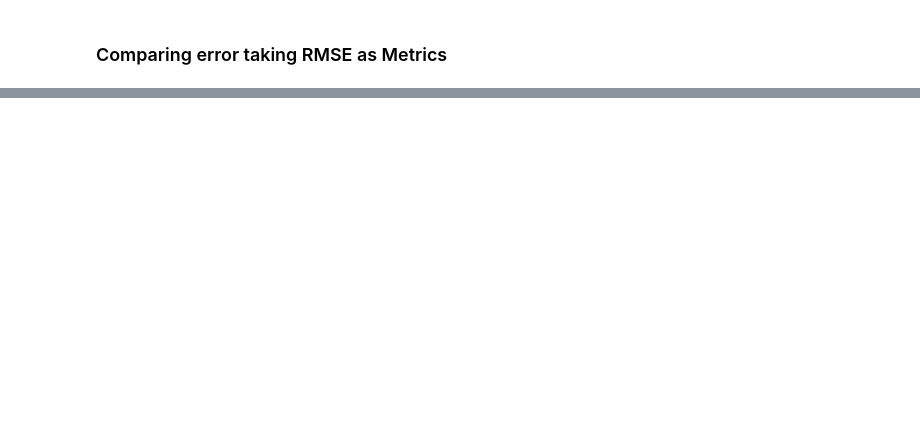
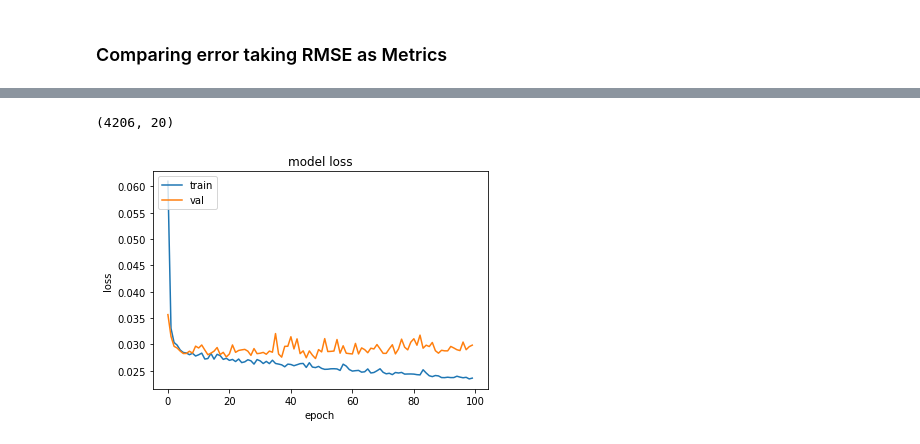
Before and after one commit to DIPANJAN001/Dipanjanpatra, a Jupyter notebook: TermPaper.ipynb, the cells around one changed output, grey strips where cells are left out. Cells and saved outputs as stored; diff of their text form; code cells hidden in the pictures; blank space fills up the shorter version.

```diff
--- a/TermPaper.ipynb
+++ b/TermPaper.ipynb
@@ -367,0 +610,2 @@ RMSE WITH MLP+PCA 0.08150950846429915
+# %%
+n_inputs = X_train.shape[1]
@@ -367,0 +705,9 @@ RMSE WITH MLP+PCA 0.08150950846429915
+# %%
+# output layer
+output = Dense(n_inputs, activation='linear')(decoder)
+# define autoencoder model
+model = Model(inputs=input_data_shape, outputs=output)
+# compile autoencoder model
+model.compile(optimizer='adam', loss='mse')
+# %%
+model.fit(X_train, X_train, epochs=50, batch_size=16, verbose=2, validation_data=(X_test,X_test))
@@ -367,0 +722,23 @@ RMSE WITH MLP+PCA 0.08150950846429915
+# %%
+encoder = load_model('encoder.h5')
+
+# encode the train data
+X_train_encode = encoder.predict(X_train)
+# encode the test data
+X_test_encode = encoder.predict(X_test)
+from keras.models import Sequential
+from keras.layers import Dense, Activation, Flatten
+NN_model = Sequential()
+NN_model.add(Dense(8, kernel_initializer='normal',input_dim =X_train_encode.shape[1], activation='relu'))
+
+
+NN_model.add(Dense(32, kernel_initializer='normal',activation='relu'))
+NN_model.add(Dense(64, kernel_initializer='normal',activation='relu'))
+NN_model.add(Dense(16, kernel_initializer='normal',activation='relu'))
+
+NN_model.add(Dense(1, kernel_initializer='normal',activation='linear'))
+
+
+NN_model.compile(loss='mean_absolute_error', optimizer='adam', metrics=['mean_absolute_error'])
+NN_model.summary()
+history=NN_model.fit(X_train_encode,y_train, epochs=100, batch_size=32, validation_split = 0.2)
@@ -367,0 +763,15 @@ RMSE WITH MLP+PCA 0.08150950846429915
+# %%
+X_train_encode.shape
+# %% [output]
+(4206, 20)
+# %%
+plt.plot(history.history['loss'])
+plt.plot(history.history['val_loss'])
+#plt.plot(history.history['mean_absolute_error'])
+plt.title('model loss')
+plt.ylabel('loss')
+plt.xlabel('epoch')
+plt.legend(['train', 'val'], loc='upper left')
+plt.show()
+# %% [output]
+[figure, added]
```
Also changed, not shown: parts of 107 cells of this notebook.
